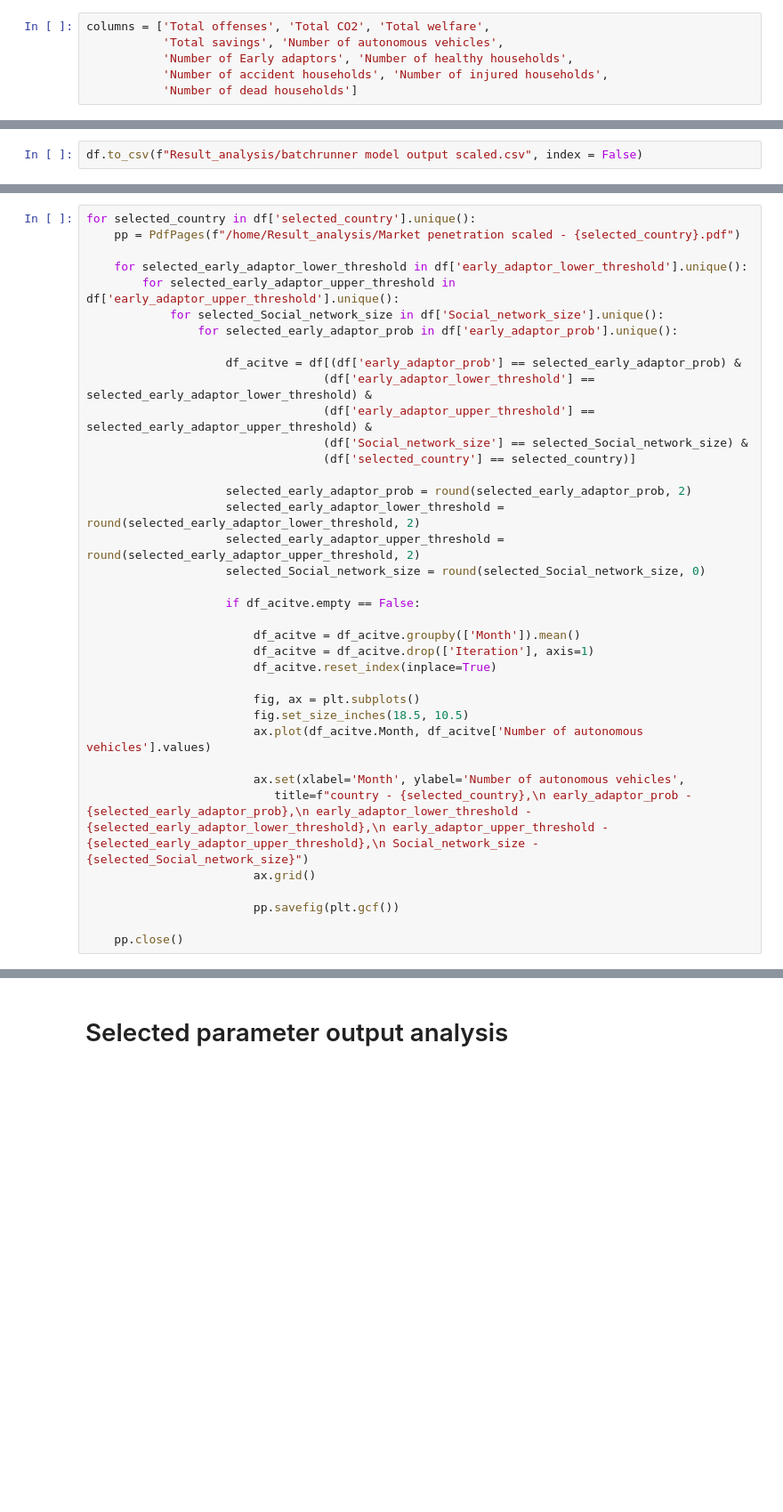
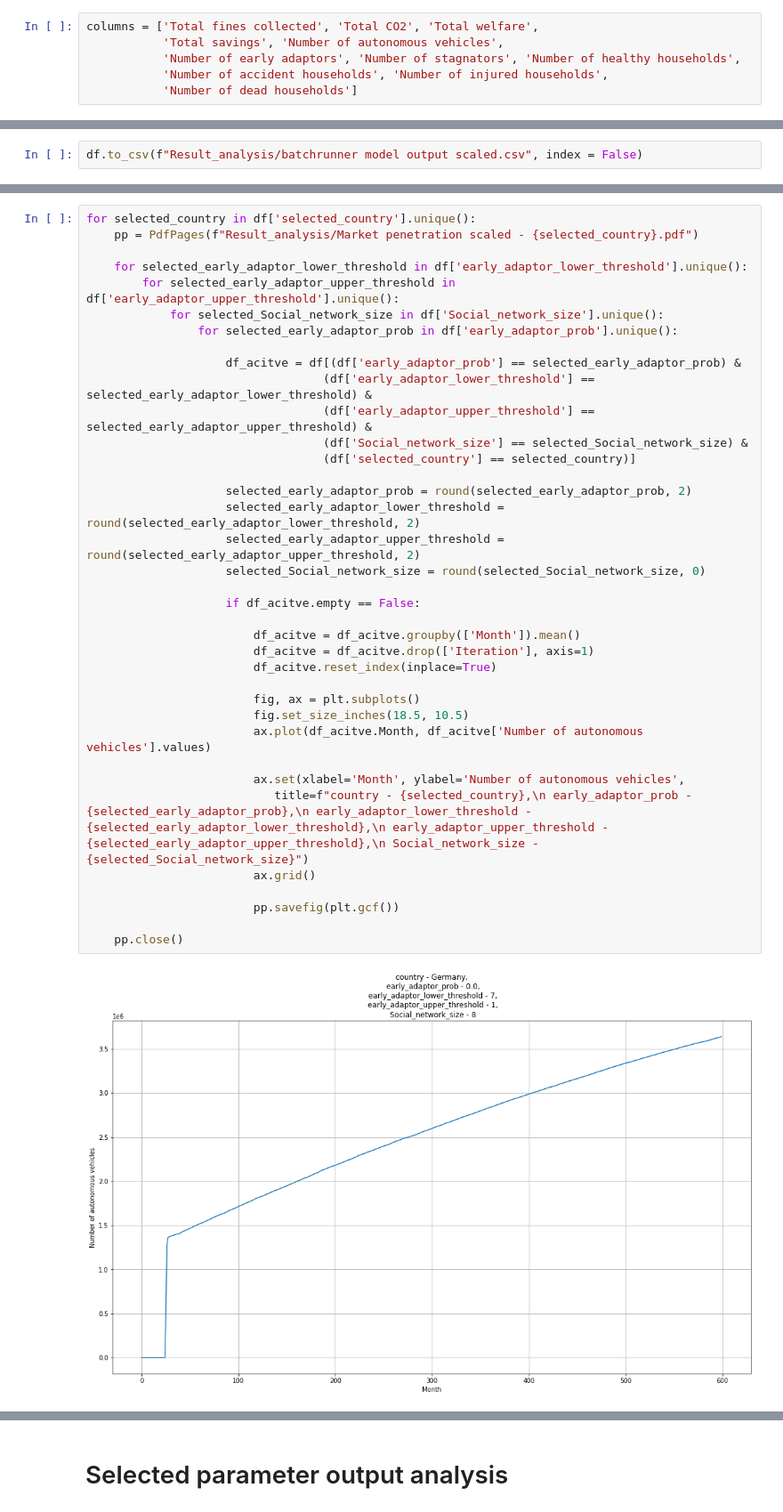
Before and after one commit to valentasgruzauskas/AVs_simulation, a Jupyter notebook: Analysis.ipynb, the cells around one changed output, grey strips where cells are left out. Shown at 89% size. Drawn from its saved outputs; the diff is of its cells as text; blank space fills up the shorter version.

```diff
--- a/Analysis.ipynb
+++ b/Analysis.ipynb
@@ -186,7 +207,7 @@ for selected_country in df['selected_country'].unique():
 # %%
-columns = ['Total offenses', 'Total CO2', 'Total welfare',
+columns = ['Total fines collected', 'Total CO2', 'Total welfare',
            'Total savings', 'Number of autonomous vehicles',
-           'Number of Early adaptors', 'Number of healthy households',
+           'Number of early adaptors', 'Number of stagnators', 'Number of healthy households',
            'Number of accident households', 'Number of injured households',
            'Number of dead households']
 # %%
@@ -208,6 +243,6 @@ df
 # %%
 for selected_country in df['selected_country'].unique():
-    pp = PdfPages(f"/home/Result_analysis/Market penetration scaled - {selected_country}.pdf")
+    pp = PdfPages(f"Result_analysis/Market penetration scaled - {selected_country}.pdf")
 
     for selected_early_adaptor_lower_threshold in df['early_adaptor_lower_threshold'].unique():
         for selected_early_adaptor_upper_threshold in df['early_adaptor_upper_threshold'].unique():
@@ -215,30 +250,32 @@ for selected_country in df['selected_country'].unique():
                 for selected_early_adaptor_prob in df['early_adaptor_prob'].unique():
 
                     df_acitve = df[(df['early_adaptor_prob'] == selected_early_adaptor_prob) &
                                   (df['early_adaptor_lower_threshold'] == selected_early_adaptor_lower_threshold) &
                                   (df['early_adaptor_upper_threshold'] == selected_early_adaptor_upper_threshold) &
                                   (df['Social_network_size'] == selected_Social_network_size) &
                                   (df['selected_country'] == selected_country)]
 
                     selected_early_adaptor_prob = round(selected_early_adaptor_prob, 2)
                     selected_early_adaptor_lower_threshold = round(selected_early_adaptor_lower_threshold, 2)
                     selected_early_adaptor_upper_threshold = round(selected_early_adaptor_upper_threshold, 2)
                     selected_Social_network_size = round(selected_Social_network_size, 0)
 
                     if df_acitve.empty == False:
 
                         df_acitve = df_acitve.groupby(['Month']).mean()
                         df_acitve = df_acitve.drop(['Iteration'], axis=1)
                         df_acitve.reset_index(inplace=True)
 
                         fig, ax = plt.subplots()
                         fig.set_size_inches(18.5, 10.5)
                         ax.plot(df_acitve.Month, df_acitve['Number of autonomous vehicles'].values)
 
                         ax.set(xlabel='Month', ylabel='Number of autonomous vehicles',
                            title=f"country - {selected_country},\n early_adaptor_prob - {selected_early_adaptor_prob},\n early_adaptor_lower_threshold - {selected_early_adaptor_lower_threshold},\n early_adaptor_upper_threshold - {selected_early_adaptor_upper_threshold},\n Social_network_size - {selected_Social_network_size}")
                         ax.grid()
 
                         pp.savefig(plt.gcf())
 
     pp.close()
+# %% [output]
+[figure, added]
```
Also changed, not shown: parts of 19 cells of this notebook, 6 other files.
